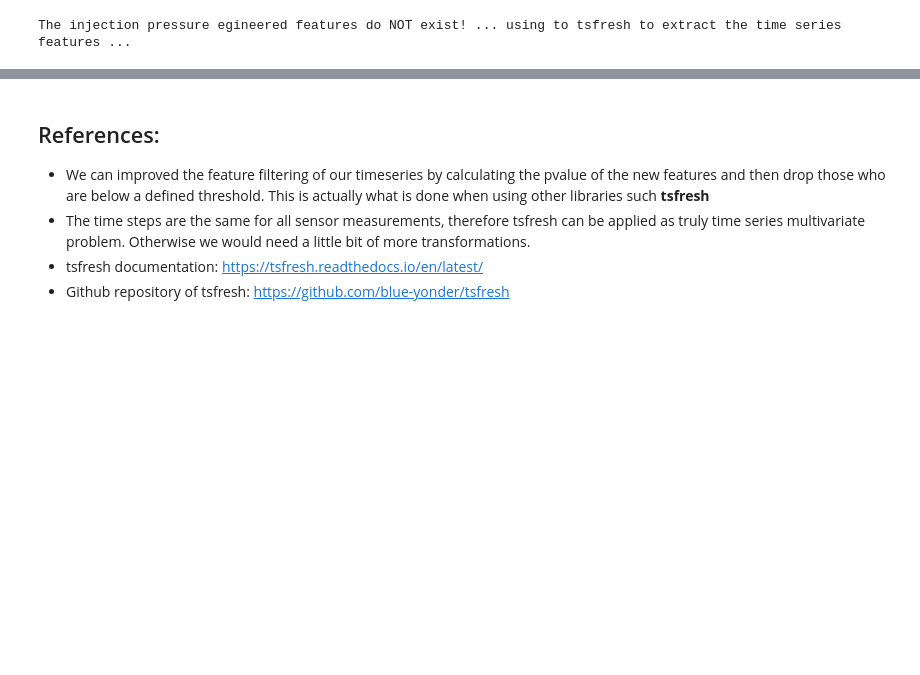
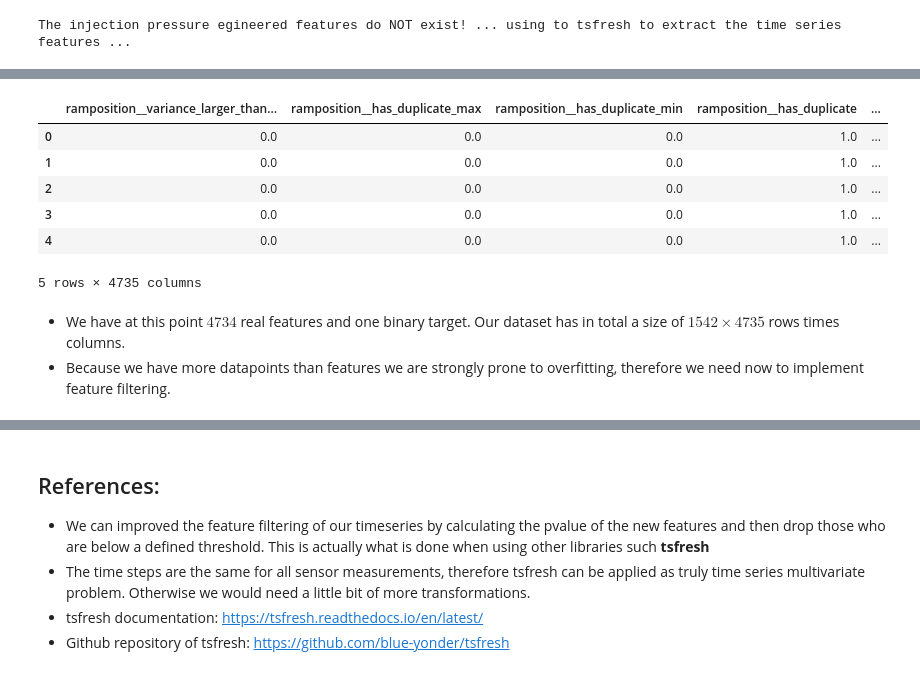
Before and after one commit to Alfredo-Vargas/ai4im, a Jupyter notebook: data/simulated/ai4im-tsfresh.ipynb, the cells around one changed output, grey strips where cells are left out. Saved outputs shown, nothing was run; the diff lists cells and outputs as text; code cells hidden in the pictures; blank space fills up the shorter version.

```diff
--- a/data/simulated/ai4im-tsfresh.ipynb
+++ b/data/simulated/ai4im-tsfresh.ipynb
@@ -165,0 +247,27 @@ The injection pressure egineered features do NOT exist! ... using to tsfresh to
+# %%
+bin_fe_df = pd.DataFrame()
+bin_fe_df = ram_fe_df.join(injection_pressure_fe_df)
+bin_fe_df = bin_fe_df.join(sensor_pressure_fe_df)
+# %%
+# we extract the labels
+valid_or_not = list()
+with open(data_path + '/Y2.csv', 'r') as y2_file:
+    raw_buffer = y2_file.readlines()
+    for row in raw_buffer:
+        valid_or_not.append(int(row))
+bin_fe_df = pd.concat([bin_fe_df, valid_or_not], axis=1)
+# %%
+# print(bin_fe_df.__len__)
+# bin_fe_df.describe()
+bin_fe_df.head()
+# %% [output]
+|  | ramposition__variance_larger_than... | ramposition__has_duplicate_max | ramposition__has_duplicate_min | ramposition__has_duplicate | ... |
+| 0 | 0.0 | 0.0 | 0.0 | 1.0 | ... |
+| 1 | 0.0 | 0.0 | 0.0 | 1.0 | ... |
+| 2 | 0.0 | 0.0 | 0.0 | 1.0 | ... |
+| 3 | 0.0 | 0.0 | 0.0 | 1.0 | ... |
+| 4 | 0.0 | 0.0 | 0.0 | 1.0 | ... |
+5 rows × 4735 columns
+# %% [markdown]
+- We have at this point $4734$ real features and one binary target. Our dataset has in total a size of $1542\times 4735$  rows times columns.
+- Because we have more datapoints than features we are strongly prone to overfitting, therefore we need now to implement feature filtering.
```
Also changed, not shown: parts of 22 cells of this notebook.
